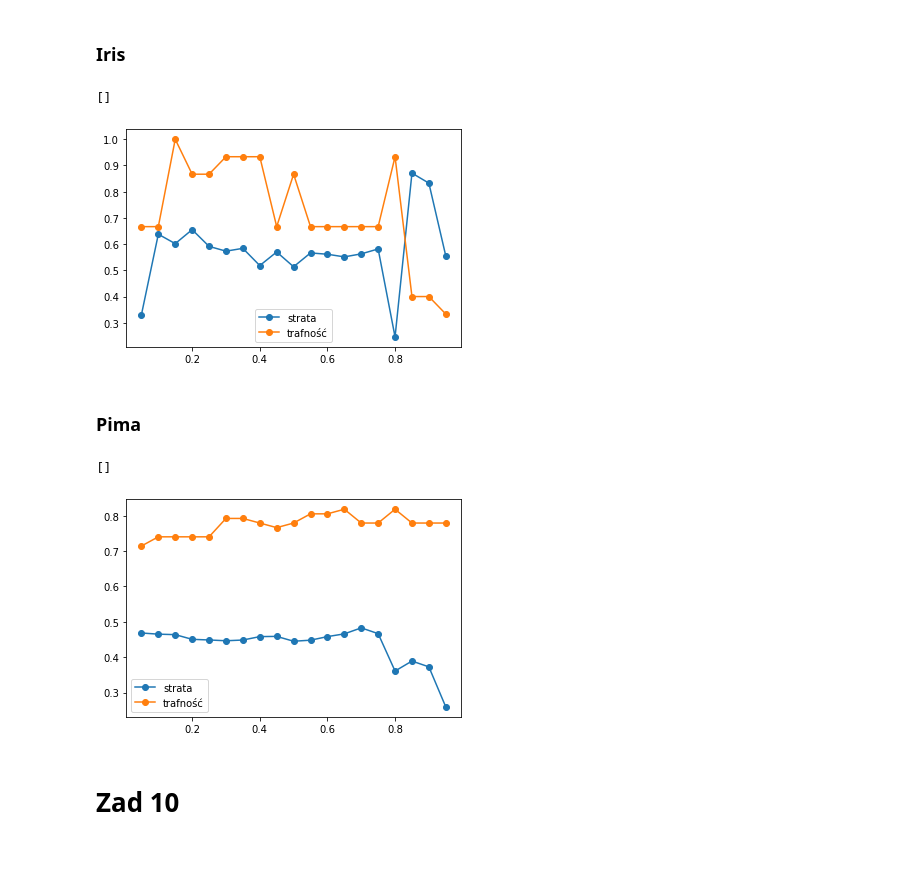
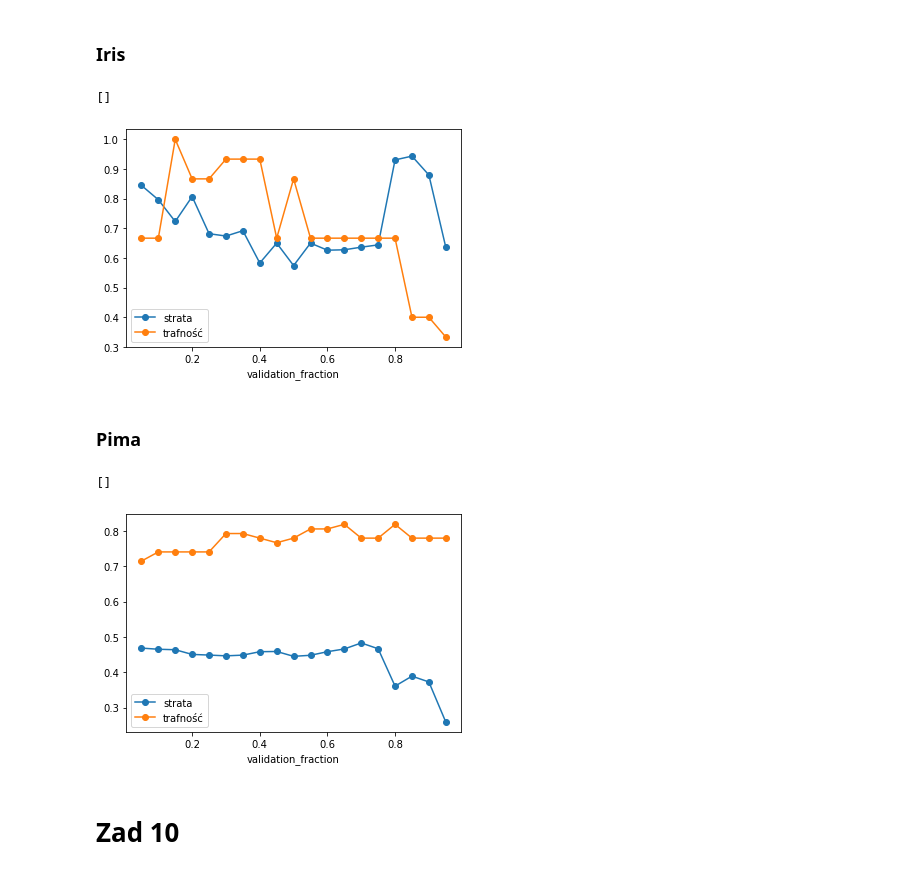
Before and after one commit to TheCommonCold/UM-lab-7-8, a Jupyter notebook: UM-lab8.ipynb, the cells around one changed output. Drawn from its saved outputs; the diff is of its cells as text; code cells hidden in the pictures.

```diff
--- a/UM-lab8.ipynb
+++ b/UM-lab8.ipynb
@@ -133,13 +138,18 @@ for j in range(15):
         clf.coefs_[i][(np.where(np.abs(clf.coefs_[i]) == temp))]=0
         if np.where(np.abs(clf.coefs_[i]) == temp)[0]:
             break;
-    licz.append(j)
+    licz.append(j+1)
     acc.append(clf.score(X_test,y_test))
 
 
 fig = plt.figure()
 ax = fig.add_subplot(111)
 ax.plot(licz, acc, marker='o')
+ax.set_xlabel('Liczba usuniętych wag')
+ax.set_ylabel('Dokładność')
+
+ax.legend()
+plt.savefig("Fig.8.png")
 plt.plot()
 
 draw_nn(clf)
@@ -157,35 +168,38 @@ detected layer sizes: [4, 4, 3, 3]
 iris = load_iris()
 X = iris.data
 y = iris.target
 
 X = StandardScaler().fit_transform(X)
 X_train, X_test, y_train, y_test = train_test_split(X, y, test_size=0.1, random_state=1342)
 
 scaler = StandardScaler()
 scaler.fit(X_train)
 X_train = scaler.transform(X_train)
 X_test = scaler.transform(X_test)
 
 loss = []
 licz = []
 acc = []
 for i in np.linspace(0.05,0.95,19):
     clf = MLPClassifier(solver='adam', alpha=1e-5, hidden_layer_sizes=(4,3), activation='logistic',validation_fraction=i, early_stopping= True,random_state=231,
-                    max_iter=5000, n_iter_no_change=500)
+                    max_iter=3000, n_iter_no_change=300)
     clf.fit(X_train, y_train)
     licz.append(i)
     loss.append(clf.loss_)
     acc.append(clf.score(X_test,y_test))
 
 fig = plt.figure()
 ax = fig.add_subplot(111)
 ax.plot(licz, loss,label = "strata", marker='o')
 ax.plot(licz, acc,label = "trafność", marker='o')
+ax.set_xlabel('validation_fraction')
+
 ax.legend()
+plt.savefig("Fig.9.1.png")
 plt.plot()
 # %% [output]
 []
-[figure, old version]
+[figure, new version]
 # %% [markdown]
 ### Pima
 # %%
@@ -215,11 +229,14 @@ fig = plt.figure()
 ax = fig.add_subplot(111)
 ax.plot(licz, loss,label = "strata", marker='o')
 ax.plot(licz, acc,label = "trafność", marker='o')
+ax.set_xlabel('validation_fraction')
+
 ax.legend()
+plt.savefig("Fig.9.2.png")
 plt.plot()
 # %% [output]
 []
-[figure, old version]
+[figure, new version]
 # %% [markdown]
 # Zad 10
 # %%
```
Also changed, not shown: parts of 2 cells of this notebook, 4 other files.
